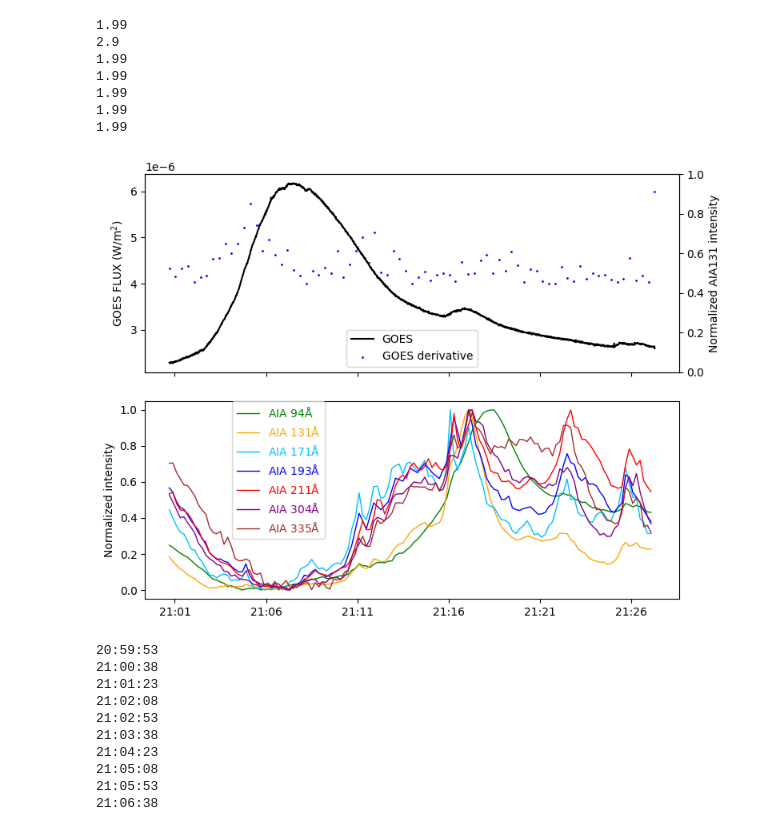
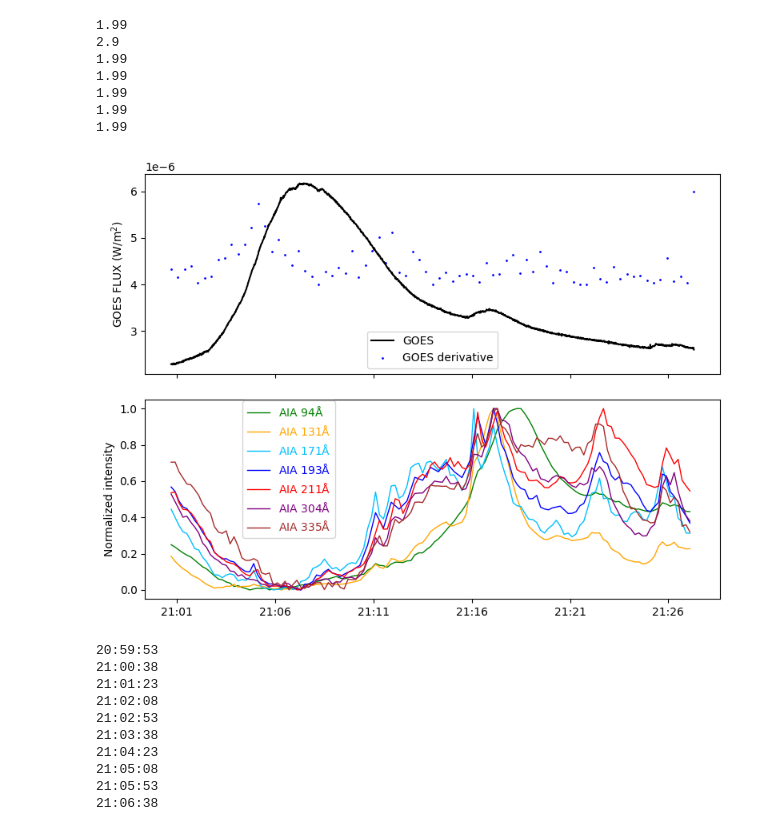
Before and after one commit to xiaosjh/reconnection, a Jupyter notebook: goes_analysis.ipynb, the cells around one changed output. Saved outputs shown, nothing was run; the diff lists cells and outputs as text; code cells hidden in the pictures.

```diff
--- a/goes_analysis.ipynb
+++ b/goes_analysis.ipynb
@@ -179,40 +179,42 @@ goes_y=ff.variables['irradiance_xrsb1'][75642:75642+1585]
 dy_dx=np.gradient(goes_y,goes_x)
 dy_dx_reduced=zoom(dy_dx,0.05)
 
 ax1.plot(goes_x,goes_y,color='black',label='GOES')
 der_goes=abs(dy_dx_reduced)
 der_goes2=(der_goes-np.min(der_goes))/(np.max(der_goes)-np.min(der_goes))
 ax1.scatter(np.linspace(0,133,len(dy_dx_reduced)),(der_goes2+2)*1e-6*2,color='blue',s=1,label='GOES derivative')
 ax1.set_ylabel('GOES FLUX (W/m$^2$)')
-ax1b=ax1.twinx()
-ax1b.set_ylabel('Normalized AIA131 intensity')
-ax1b.plot(np.arange(0,133),(data_filled[:133]-np.min(data_filled[:133]))/(np.max(data_filled[:133])-np.min(data_filled[:133])),
-          color='orange',linestyle='--',label='AIA 131$\mathrm{\AA}$ full disk')
+# ax1b=ax1.twinx()
+# ax1b.set_ylabel('Normalized AIA131 intensity')
+# ax1b.plot(np.arange(0,133),(data_filled[:133]-np.min(data_filled[:133]))/(np.max(data_filled[:133])-np.min(data_filled[:133])),
+#           color='orange',linestyle='--',label='AIA 131$\mathrm{\AA}$ full disk')
 # 获取 ax1 和 ax1b 各自的 legend 信息
 handles1, labels1 = ax1.get_legend_handles_labels()
-handles2, labels2 = ax1b.get_legend_handles_labels()
+# handles2, labels2 = ax1b.get_legend_handles_labels()
 
 # 合并 handles 和 labels，统一显示在 ax1 上
-ax1.legend(handles1 + handles2, labels1 + labels2, loc='best')
+ax1.legend(handles1, labels1, loc='best')
+# ax1.legend(handles1 + handles2, labels1 + labels2, loc='best')
 
 name_list=['AIA 94$\mathrm{\AA}$','AIA 131$\mathrm{\AA}$',
            'AIA 171$\mathrm{\AA}$','AIA 193$\mathrm{\AA}$',
            'AIA 211$\mathrm{\AA}$','AIA 304$\mathrm{\AA}$','AIA 335$\mathrm{\AA}$']
 lines=[]
 linstyle=['-','-']
 color=['green','orange','deepskyblue','blue','red','purple','brown']
 for i in range(7):
     line,=ax2.plot(intensity[i,:],color=color[i],label=name_list[i],linewidth=1,linestyle=linstyle[i%2])
     lines.append(line)
 legend=ax2.legend(loc='center', bbox_to_anchor=(0.25, 0.65))
 for text,line in zip(legend.get_texts(),lines):
     #print(line.get_color())
     text.set_color(line.get_color())
 ax2.set_ylabel('Normalized intensity')
 ax2.set_xticks(ticks=corr_x,labels=['21:01','21:06','21:11','21:16','21:21','21:26'])
 plt.tight_layout()
+plt.savefig(r'D:\Learning\PHD1st\magnetic_reconnecion\paper\fig\intensity_curve.pdf',format='pdf')
 # %% [output]
-[figure, old version]
+[figure, new version]
 # %%
 from scipy.io import readsav
 flux_cancellation=readsav(r'D:\Learning\PHD1st\magnetic_reconnecion\data_process\flux_cancellation.sav')
```
Also changed, not shown: 5 other files.
